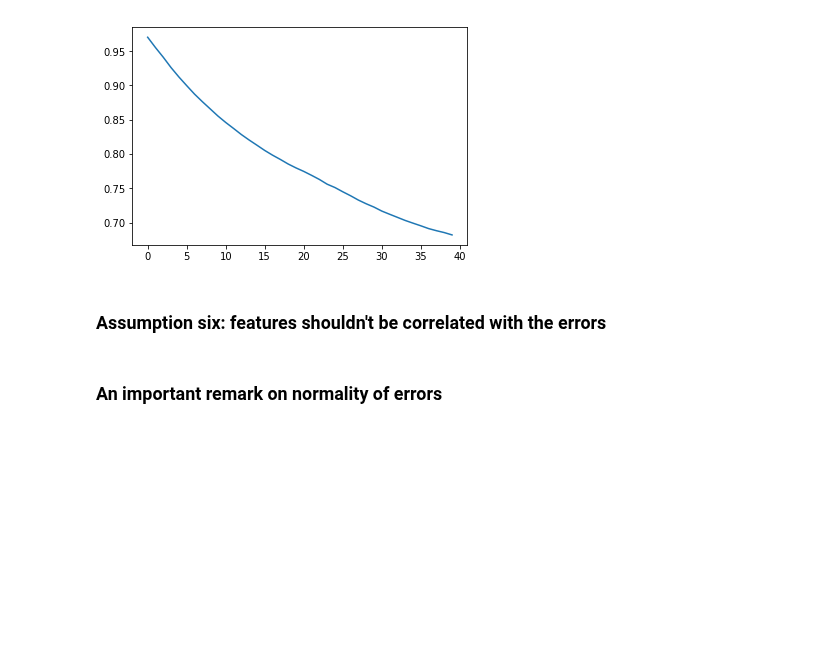
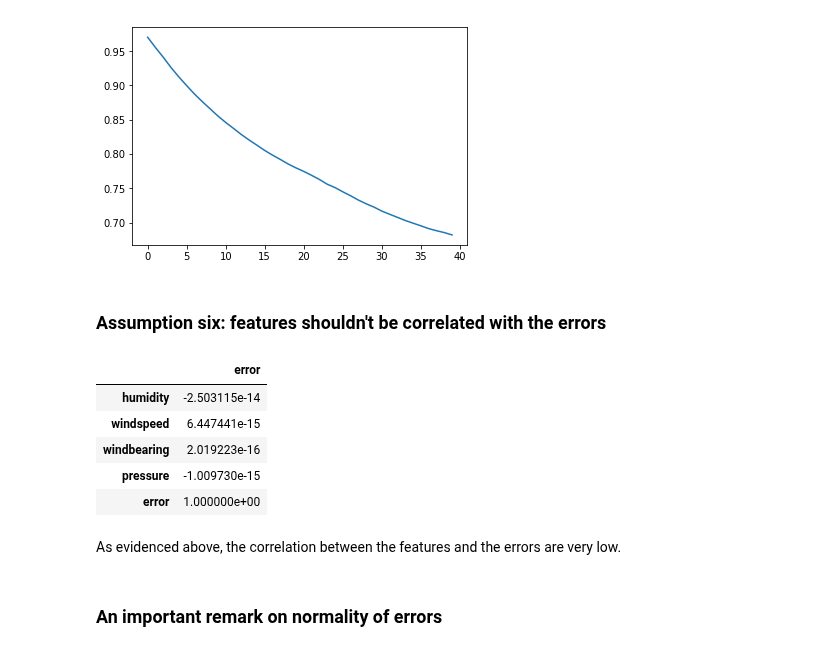
Before and after one commit to Thinkful-Ed/machine-learning-regression-problems, a Jupyter notebook: notebooks/3.solution_assumptions_of_linear_regression.ipynb, the cells around one changed output. Drawn from its saved outputs; the diff is of its cells as text; code cells hidden in the pictures; blank space fills up the shorter version.

```diff
--- a/notebooks/3.solution_assumptions_of_linear_regression.ipynb
+++ b/notebooks/3.solution_assumptions_of_linear_regression.ipynb
@@ -25,6 +25,7 @@ engine.dispose()
 # %%
 # Y is the target variable
 Y = weather_df['temperature']
+
 # X is the feature set
 X = weather_df[['humidity','windspeed', 'windbearing', 'pressure']]
 
@@ -36,7 +37,7 @@ lrm = linear_model.LinearRegression()
 lrm.fit(X, Y)
 
 predictions = lrm.predict(X)
-errors = Y - predictions
+errors = np.array(Y) - predictions
 
 # Estimated coefficients.
 print('\nCoefficients: \n', lrm.coef_)
@@ -96,6 +111,18 @@ plt.show()
 [figure]
 # %% [markdown]
 ### Assumption six: features shouldn't be correlated with the errors
+# %%
+df = pd.concat([X, pd.DataFrame(errors, columns=["error"])], axis=1)
+df.corr().iloc[:,-1:]
+# %% [output]
+|  | error |
+| humidity | -2.503115e-14 |
+| windspeed | 6.447441e-15 |
+| windbearing | 2.019223e-16 |
+| pressure | -1.009730e-15 |
+| error | 1.000000e+00 |
+# %% [markdown]
+As evidenced above, the correlation between the features and the errors are very low.
 # %% [markdown]
 ### An important remark on normality of errors
 # %%
```
Also changed, not shown: parts of 14 cells of this notebook, 1 other file.
